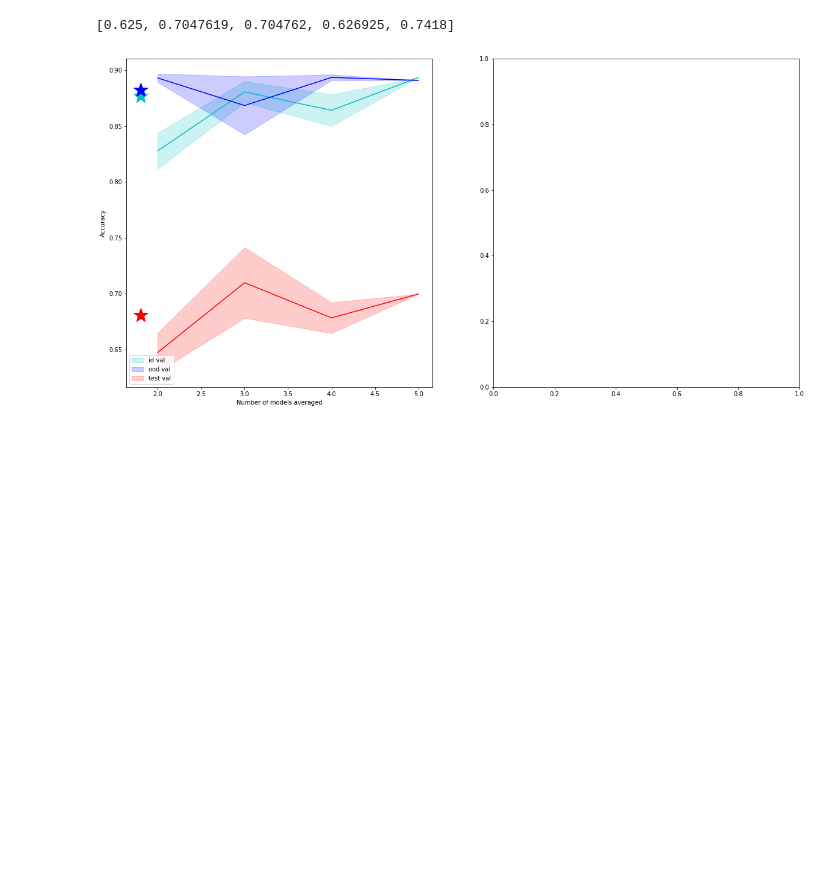
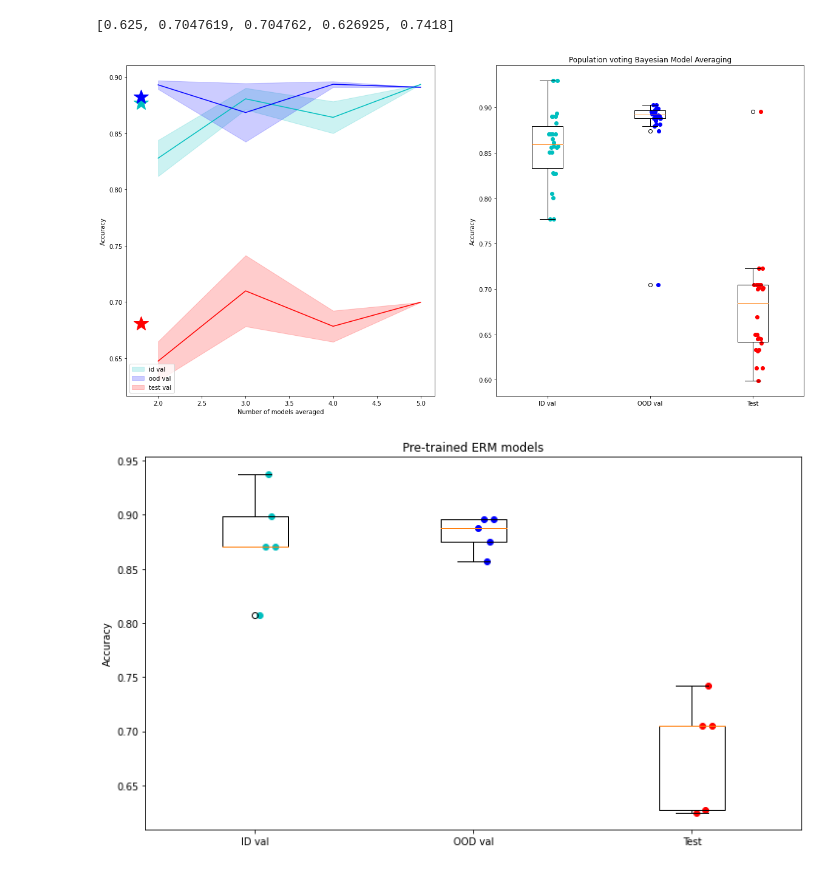
Before and after one commit to loganesian411/cs699_dynamics_of_representation_learning, a Jupyter notebook: domain_shift/notebooks/Figure Generation.ipynb, the cells around one changed output. Drawn from its saved outputs; the diff is of its cells as text; code cells hidden in the pictures; blank space fills up the shorter version.

Commit message:
added more visualizations.

```diff
--- a/domain_shift/notebooks/Figure Generation.ipynb
+++ b/domain_shift/notebooks/Figure Generation.ipynb
@@ -95,31 +95,64 @@ bay_id_mean.append(np.mean(bayesian_res['population_vote_4']['ID_VAL']))
 bay_id_stderr.append(np.std(bayesian_res['population_vote_4']['ID_VAL']) / np.sqrt(ttl_seeds))
 bay_ood_mean.append(np.mean(bayesian_res['population_vote_4']['OOD_VAL']))
 bay_ood_stderr.append(np.std(bayesian_res['population_vote_4']['OOD_VAL']) / np.sqrt(ttl_seeds))
 bay_test_mean.append(np.mean(bayesian_res['population_vote_4']['TEST']))
 bay_test_stderr.append(np.std(bayesian_res['population_vote_4']['TEST']) / np.sqrt(ttl_seeds))
 
 bay_id_mean.append(np.mean(bayesian_res['population_vote_5']['ID_VAL']))
 bay_id_stderr.append(np.std(bayesian_res['population_vote_5']['ID_VAL']) / np.sqrt(ttl_seeds))
 bay_ood_mean.append(np.mean(bayesian_res['population_vote_5']['OOD_VAL']))
 bay_ood_stderr.append(np.std(bayesian_res['population_vote_5']['OOD_VAL']) / np.sqrt(ttl_seeds))
 bay_test_mean.append(np.mean(bayesian_res['population_vote_5']['TEST']))
 bay_test_stderr.append(np.std(bayesian_res['population_vote_5']['TEST']) / np.sqrt(ttl_seeds))
 
 ax[0].plot(x_ticks, bay_id_mean, color=cmap['ID'])
 ax[0].fill_between(x_ticks, np.array(bay_id_mean) - np.array(bay_id_stderr),
                    np.array(bay_id_mean) + np.array(bay_id_stderr), alpha=0.2, color=cmap['ID'], label='id val')
 ax[0].plot(x_ticks, bay_ood_mean, color=cmap['OOD'])
 ax[0].fill_between(x_ticks, np.array(bay_ood_mean) - np.array(bay_ood_stderr),
                    np.array(bay_ood_mean) + np.array(bay_ood_stderr), alpha=0.2, color=cmap['OOD'],
                    label='ood val')
 ax[0].plot(x_ticks, bay_test_mean, color=cmap['TEST'])
 ax[0].fill_between(x_ticks, np.array(bay_test_mean) - np.array(bay_test_stderr),
                    np.array(bay_test_mean) + np.array(bay_test_stderr), alpha=0.2, color=cmap['TEST'],
                    label='test val')
 ax[0].legend()
 ax[0].set_xlabel('Number of models averaged')
 ax[0].set_ylabel('Accuracy')
 
+idval_bayes_res = bayesian_res['population_vote_2']['ID_VAL'] + bayesian_res['population_vote_3']['ID_VAL'] +\
+                  bayesian_res['population_vote_4']['ID_VAL'] + bayesian_res['population_vote_5']['ID_VAL']
+oodval_bayes_res = bayesian_res['population_vote_2']['OOD_VAL'] + bayesian_res['population_vote_3']['OOD_VAL'] +\
+                   bayesian_res['population_vote_4']['OOD_VAL'] + bayesian_res['population_vote_5']['OOD_VAL']
+test_bayes_res = bayesian_res['population_vote_2']['TEST'] + bayesian_res['population_vote_3']['TEST'] +\
+                 bayesian_res['population_vote_4']['TEST'] + bayesian_res['population_vote_5']['TEST']
+
+boxplot_data = np.array([idval_bayes_res, oodval_bayes_res, test_bayes_res])
+
+ax[1].boxplot(boxplot_data.T, labels=['ID val', 'OOD val', 'Test'])
+ax[1].set_ylabel('Accuracy')
+ax[1].set_title('Population voting Bayesian Model Averaging')
+disp = np.random.rand(len(idval_bayes_res)) * 0.1
+ax[1].scatter(1 + disp, idval_bayes_res, color=cmap['ID'])
+ax[1].scatter(2 + disp, oodval_bayes_res, color=cmap['OOD'])
+ax[1].scatter(3 + disp, test_bayes_res, color=cmap['TEST'])
+
+fig = plt.figure(figsize=(12, 7))
+boxplot_data = np.array([
+  single_erm_eval_res['ID_VAL'],
+  single_erm_eval_res['OOD_VAL'],
+  single_erm_eval_res['TEST']
+])
+
+plt.boxplot(boxplot_data.T, labels=['ID val', 'OOD val', 'Test'])
+plt.ylabel('Accuracy')
+plt.title('Pre-trained ERM models')
+disp = np.random.rand(ttl_seeds) * 0.1
+plt.scatter(1 + disp, single_erm_eval_res['ID_VAL'], color=cmap['ID'])
+plt.scatter(2 + disp, single_erm_eval_res['OOD_VAL'], color=cmap['OOD'])
+plt.scatter(3 + disp, single_erm_eval_res['TEST'], color=cmap['TEST'])
+
 plt.show()
 # %% [output]
-[figure, old version]
+[figure, new version]
+[figure, added]
```
